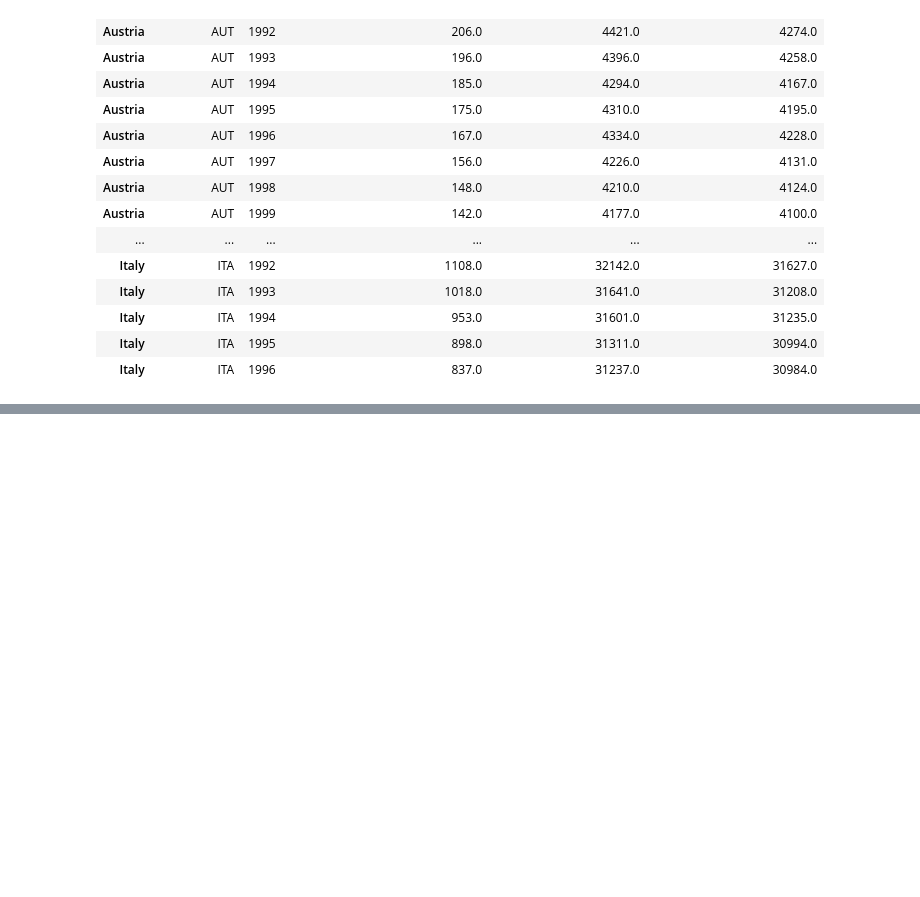
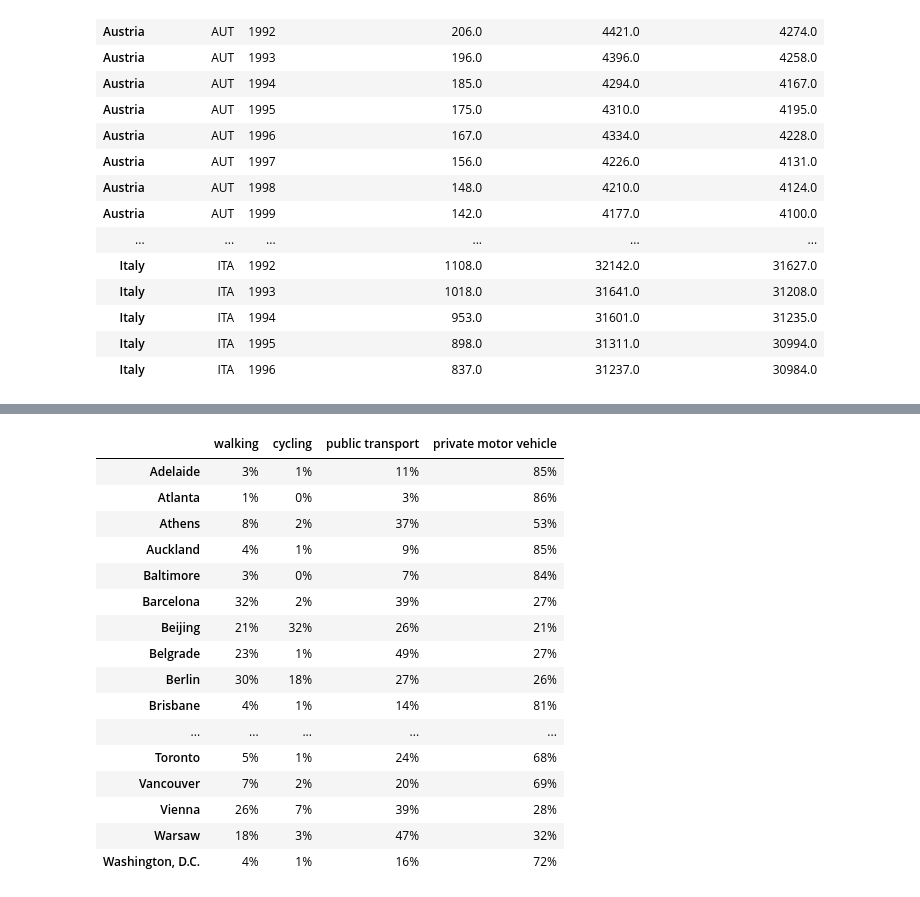
Before and after one commit to vonate5/air-pollution, a Jupyter notebook: code/final_project_test2.ipynb, the cells around one changed output, grey strips where cells are left out. Cells and saved outputs as stored; diff of their text form; code cells hidden in the pictures; blank space fills up the shorter version.

```diff
--- a/code/final_project_test2.ipynb
+++ b/code/final_project_test2.ipynb
@@ -280,0 +390,2 @@ cd
+# %%
+df_modal.drop(['year', 'Survey Area'], axis = 1, inplace = True)
@@ -280,0 +396,8 @@ cd
+# %%
+df_modal.index=df_modal.iloc[:,0]
+
+df_modal.rename_axis(None,inplace=True)
+
+df_modal.drop(['Metro area',], axis = 1, inplace = True)
+
+df_modal.head()
@@ -280,0 +411,20 @@ cd
+# %%
+df_modal
+# %% [output]
+|  | walking | cycling | public transport | private motor vehicle |
+| Adelaide | 3% | 1% | 11% | 85% |
+| Atlanta | 1% | 0% | 3% | 86% |
+| Athens | 8% | 2% | 37% | 53% |
+| Auckland | 4% | 1% | 9% | 85% |
+| Baltimore | 3% | 0% | 7% | 84% |
+| Barcelona | 32% | 2% | 39% | 27% |
+| Beijing | 21% | 32% | 26% | 21% |
+| Belgrade | 23% | 1% | 49% | 27% |
+| Berlin | 30% | 18% | 27% | 26% |
+| Brisbane | 4% | 1% | 14% | 81% |
+| ... | ... | ... | ... | ... |
+| Toronto | 5% | 1% | 24% | 68% |
+| Vancouver | 7% | 2% | 20% | 69% |
+| Vienna | 26% | 7% | 39% | 28% |
+| Warsaw | 18% | 3% | 47% | 32% |
+| Washington, D.C. | 4% | 1% | 16% | 72% |
```
Also changed, not shown: parts of 31 cells of this notebook, 9 other files.
